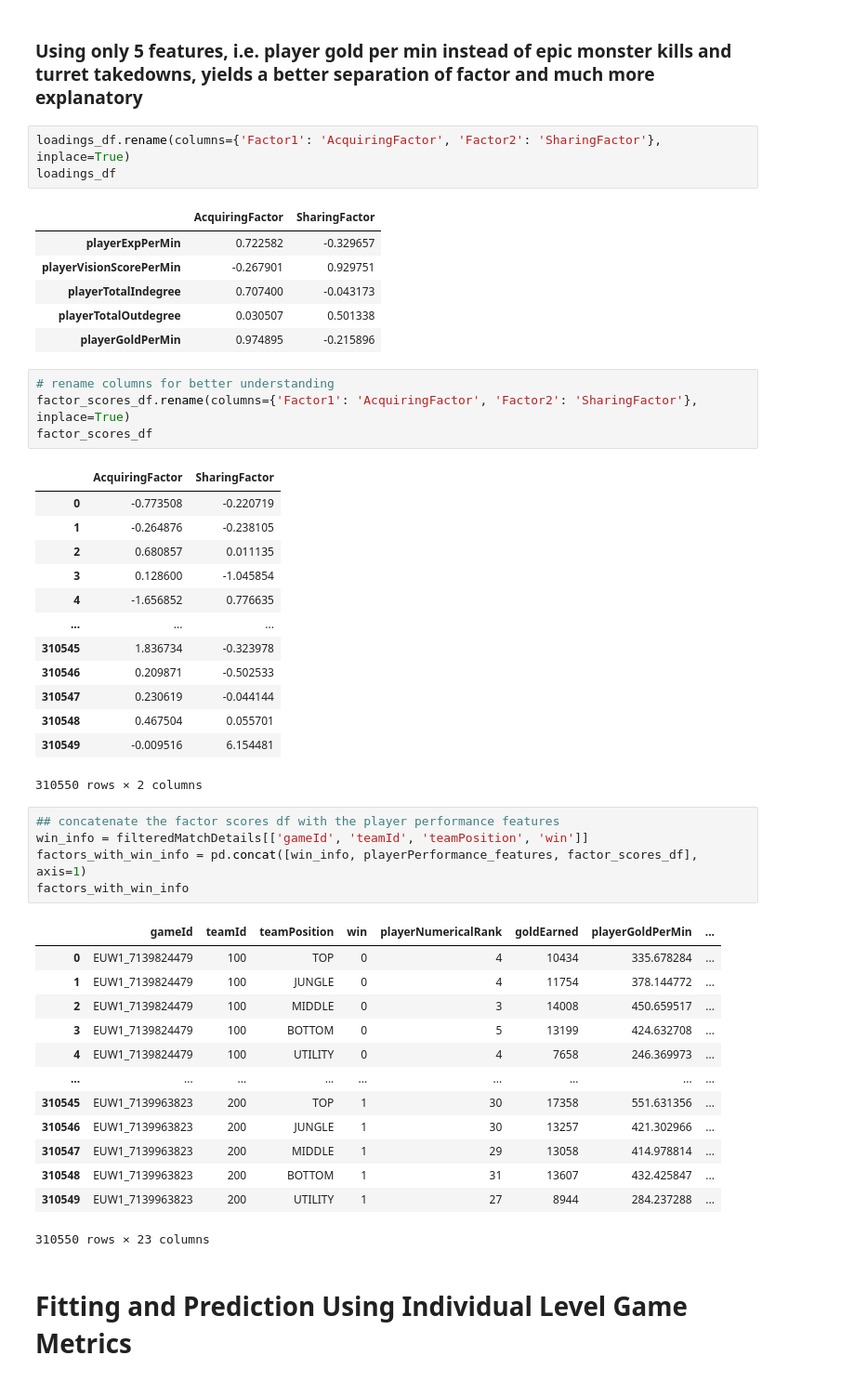
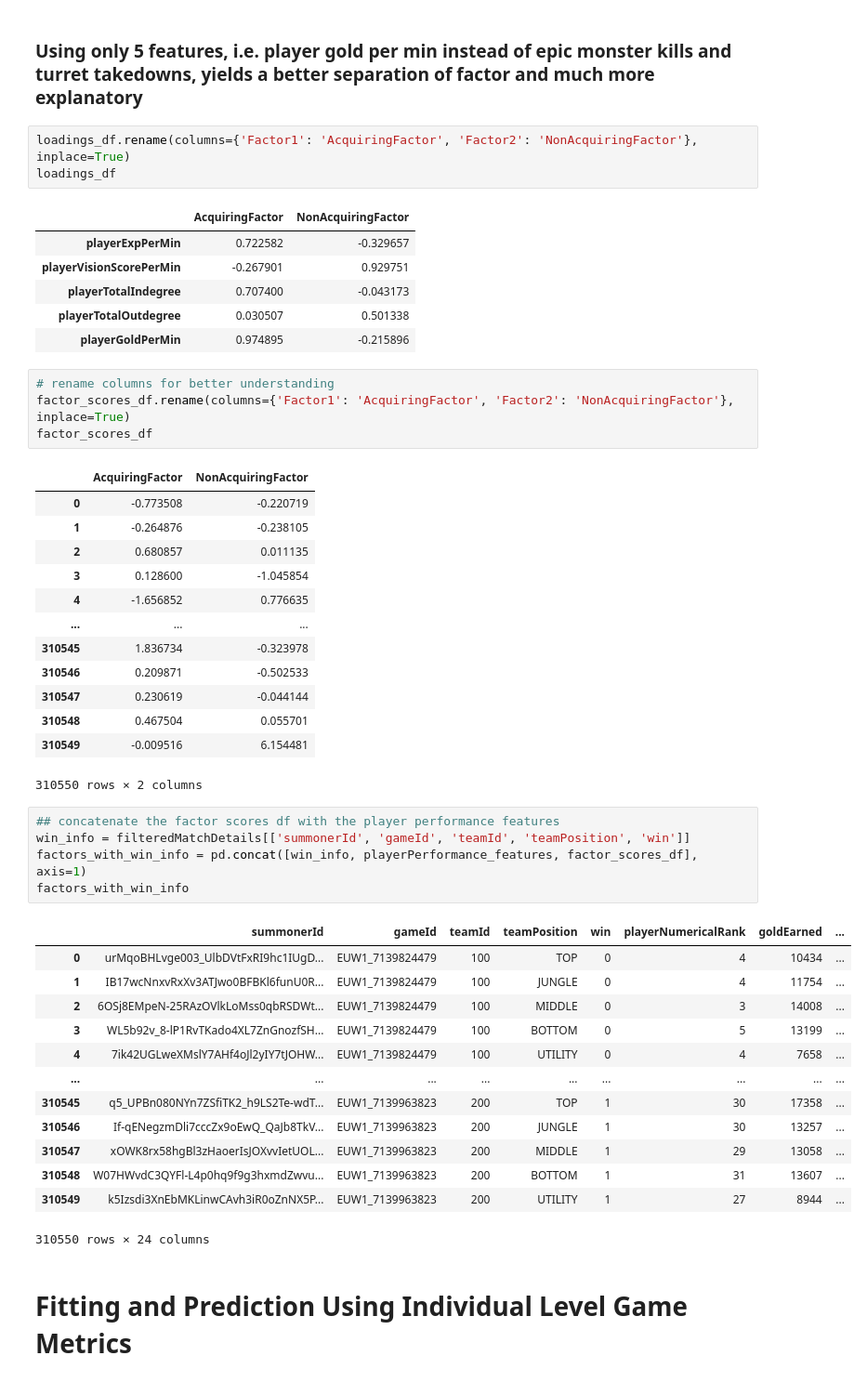
Before and after one commit to TDI-Lab/Collective-Intelligence-LoL, a Jupyter notebook: notebooks/individualPerformanceFactorAnalysis.ipynb, the cells around one changed output. Shown: that part at 93% size. Drawn from its saved outputs; the diff is of its cells as text.

```diff
--- a/notebooks/individualPerformanceFactorAnalysis.ipynb
+++ b/notebooks/individualPerformanceFactorAnalysis.ipynb
@@ -253,10 +262,10 @@ factor_scores_df = pd.DataFrame(factor_scores, columns=[f'Factor{i+1}' for i in
 # %% [markdown]
 ### Using only 5 features, i.e. player gold per min instead of epic monster kills and turret takedowns, yields a better separation of factor and much more explanatory
 # %%
-loadings_df.rename(columns={'Factor1': 'AcquiringFactor', 'Factor2': 'SharingFactor'}, inplace=True)
+loadings_df.rename(columns={'Factor1': 'AcquiringFactor', 'Factor2': 'NonAcquiringFactor'}, inplace=True)
 loadings_df
 # %% [output]
-|  | AcquiringFactor | SharingFactor |
+|  | AcquiringFactor | NonAcquiringFactor |
 | playerExpPerMin | 0.722582 | -0.329657 |
 | playerVisionScorePerMin | -0.267901 | 0.929751 |
 | playerTotalIndegree | 0.707400 | -0.043173 |
@@ -264,10 +273,10 @@ loadings_df
 | playerGoldPerMin | 0.974895 | -0.215896 |
 # %%
 # rename columns for better understanding
-factor_scores_df.rename(columns={'Factor1': 'AcquiringFactor', 'Factor2': 'SharingFactor'}, inplace=True)
+factor_scores_df.rename(columns={'Factor1': 'AcquiringFactor', 'Factor2': 'NonAcquiringFactor'}, inplace=True)
 factor_scores_df
 # %% [output]
-|  | AcquiringFactor | SharingFactor |
+|  | AcquiringFactor | NonAcquiringFactor |
 | 0 | -0.773508 | -0.220719 |
 | 1 | -0.264876 | -0.238105 |
 | 2 | 0.680857 | 0.011135 |
@@ -282,22 +291,22 @@ factor_scores_df
 310550 rows × 2 columns
 # %%
 ## concatenate the factor scores df with the player performance features
-win_info = filteredMatchDetails[['gameId', 'teamId', 'teamPosition', 'win']]
+win_info = filteredMatchDetails[['summonerId', 'gameId', 'teamId', 'teamPosition', 'win']]
 factors_with_win_info = pd.concat([win_info, playerPerformance_features, factor_scores_df], axis=1)
 factors_with_win_info
 # %% [output]
-|  | gameId | teamId | teamPosition | win | playerNumericalRank | goldEarned | playerGoldPerMin | ... |
-| 0 | EUW1_7139824479 | 100 | TOP | 0 | 4 | 10434 | 335.678284 | ... |
-| 1 | EUW1_7139824479 | 100 | JUNGLE | 0 | 4 | 11754 | 378.144772 | ... |
-| 2 | EUW1_7139824479 | 100 | MIDDLE | 0 | 3 | 14008 | 450.659517 | ... |
-| 3 | EUW1_7139824479 | 100 | BOTTOM | 0 | 5 | 13199 | 424.632708 | ... |
-| 4 | EUW1_7139824479 | 100 | UTILITY | 0 | 4 | 7658 | 246.369973 | ... |
+|  | summonerId | gameId | teamId | teamPosition | win | playerNumericalRank | goldEarned | ... |
+| 0 | urMqoBHLvge003_UlbDVtFxRI9hc1IUgD... | EUW1_7139824479 | 100 | TOP | 0 | 4 | 10434 | ... |
+| 1 | IB17wcNnxvRxXv3ATJwo0BFBKl6funU0R... | EUW1_7139824479 | 100 | JUNGLE | 0 | 4 | 11754 | ... |
+| 2 | 6OSj8EMpeN-25RAzOVlkLoMss0qbRSDWt... | EUW1_7139824479 | 100 | MIDDLE | 0 | 3 | 14008 | ... |
+| 3 | WL5b92v_8-lP1RvTKado4XL7ZnGnozfSH... | EUW1_7139824479 | 100 | BOTTOM | 0 | 5 | 13199 | ... |
+| 4 | 7ik42UGLweXMslY7AHf4oJl2yIY7tJOHW... | EUW1_7139824479 | 100 | UTILITY | 0 | 4 | 7658 | ... |
 | ... | ... | ... | ... | ... | ... | ... | ... | ... |
-| 310545 | EUW1_7139963823 | 200 | TOP | 1 | 30 | 17358 | 551.631356 | ... |
-| 310546 | EUW1_7139963823 | 200 | JUNGLE | 1 | 30 | 13257 | 421.302966 | ... |
-| 310547 | EUW1_7139963823 | 200 | MIDDLE | 1 | 29 | 13058 | 414.978814 | ... |
-| 310548 | EUW1_7139963823 | 200 | BOTTOM | 1 | 31 | 13607 | 432.425847 | ... |
-| 310549 | EUW1_7139963823 | 200 | UTILITY | 1 | 27 | 8944 | 284.237288 | ... |
+| 310545 | q5_UPBn080NYn7ZSfiTK2_h9LS2Te-wdT... | EUW1_7139963823 | 200 | TOP | 1 | 30 | 17358 | ... |
+| 310546 | If-qENegzmDli7cccZx9oEwQ_QaJb8TkV... | EUW1_7139963823 | 200 | JUNGLE | 1 | 30 | 13257 | ... |
+| 310547 | xOWK8rx58hgBl3zHaoerIsJOXvvIetUOL... | EUW1_7139963823 | 200 | MIDDLE | 1 | 29 | 13058 | ... |
+| 310548 | W07HWvdC3QYFl-L4p0hq9f9g3hxmdZwvu... | EUW1_7139963823 | 200 | BOTTOM | 1 | 31 | 13607 | ... |
+| 310549 | k5Izsdi3XnEbMKLinwCAvh3iR0oZnNX5P... | EUW1_7139963823 | 200 | UTILITY | 1 | 27 | 8944 | ... |
-310550 rows × 23 columns
+310550 rows × 24 columns
 # %% [markdown]
 # Fitting and Prediction Using Individual Level Game Metrics
```
Also changed, not shown: parts of 55 cells of this notebook, 1 other file.
